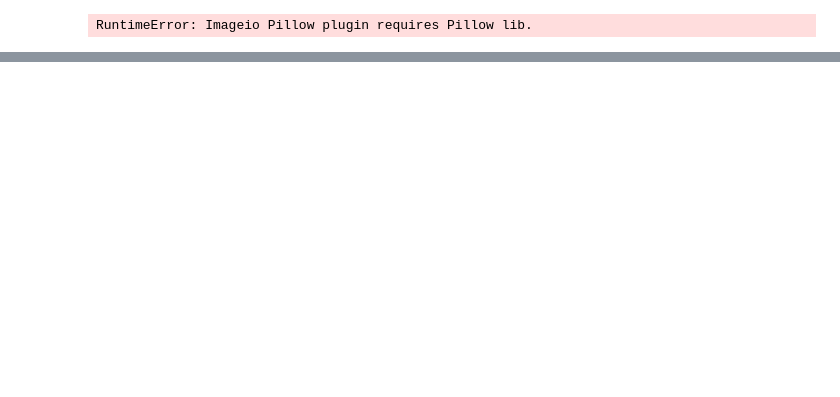
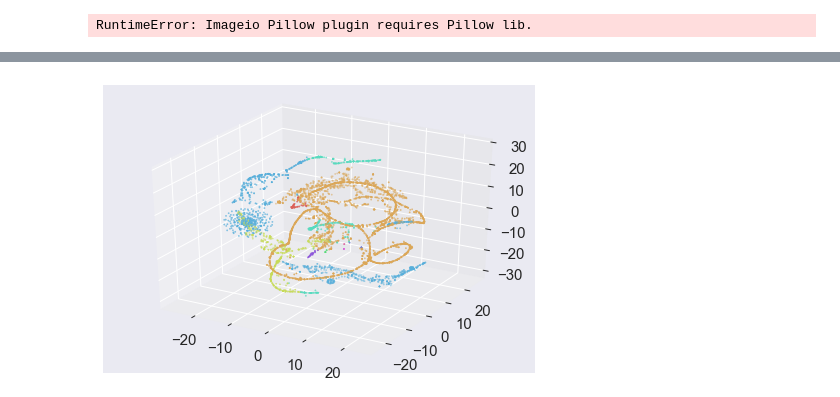
Before and after one commit to alexpython1988/TweetsHashtagCluster, a Jupyter notebook: tweeterhashtagclustering.ipynb, the cells around one changed output, grey strips where cells are left out. Saved outputs shown, nothing was run; the diff lists cells and outputs as text; code cells hidden in the pictures; blank space fills up the shorter version.

```diff
--- a/tweeterhashtagclustering.ipynb
+++ b/tweeterhashtagclustering.ipynb
@@ -353,7 +400,9 @@ plot3D(pm, gen_label_color(get_labels(d)))
 # %%
 d = prepare_data_for_TSNE("predict_res/predict_results_on_no_label_sample1biLSTM.csv")
-pm = train_TSNE(d, dim=3, p=30, lr=100.0, itr=3000)
-# p2f(pm, "temp/p3_1biLSTM_30.pkl")
+pm1 = train_TSNE(d, dim=3, p=30, lr=100.0, itr=3000)
+# p2f("temp/p3_1biLSTM_30.pkl", pm)
 # %%
-pm = f2p("temp/p3_1biLSTM_30.pkl")
-plot3D(pm, gen_label_color(get_labels(d)))
+# pm = f2p("temp/p3_1biLSTM_30.pkl")
+plot3D(pm1, gen_label_color(get_labels(d)))
+# %% [output]
+[figure, added]
```
Also changed, not shown: parts of 14 cells of this notebook, 20 other files.
